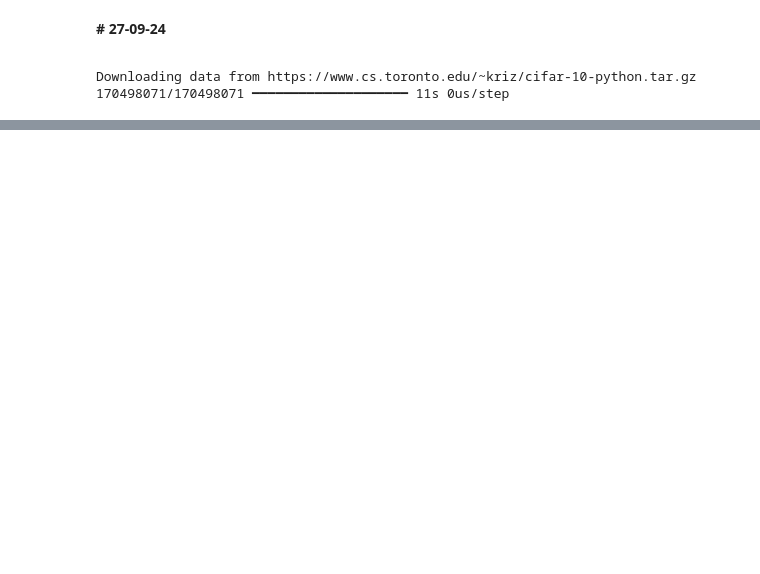
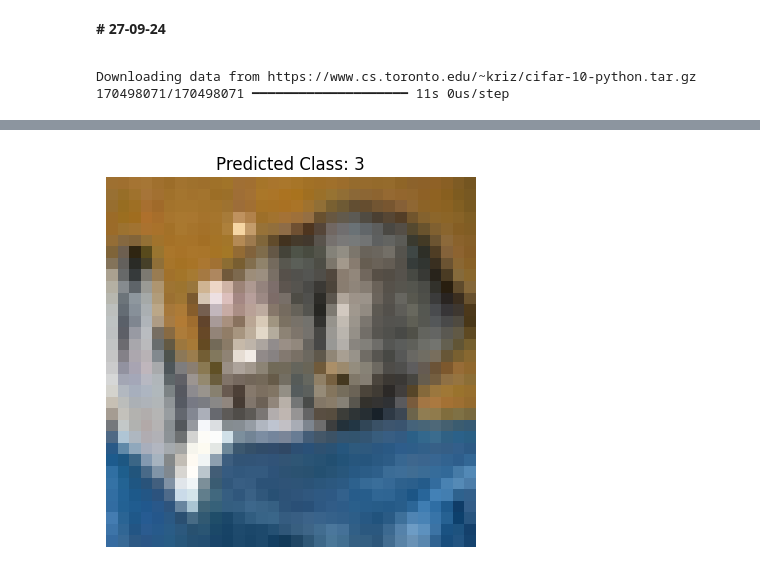
Before and after one commit to Ritishh00/NNDL, a Jupyter notebook: NNDL.ipynb, the cells around one changed output, grey strips where cells are left out. Cells and saved outputs as stored; diff of their text form; code cells hidden in the pictures; blank space fills up the shorter version.

```diff
--- a/NNDL.ipynb
+++ b/NNDL.ipynb
@@ -341,0 +382,11 @@ Epoch 1/10
+# %%
+
+# Make Predictions on test data
+predictions = model.predict(x_test)
+
+# Display the first image and its predicted class
+plt.imshow(x_test[0])
+plt.title(f'Predicted Class: {predictions[0].argmax()}')
+plt.axis('off')
+plt.show()
+# %% [output]
@@ -341,0 +394 @@ Epoch 1/10
+[figure, added]
```
Also changed, not shown: parts of 3 cells of this notebook.
